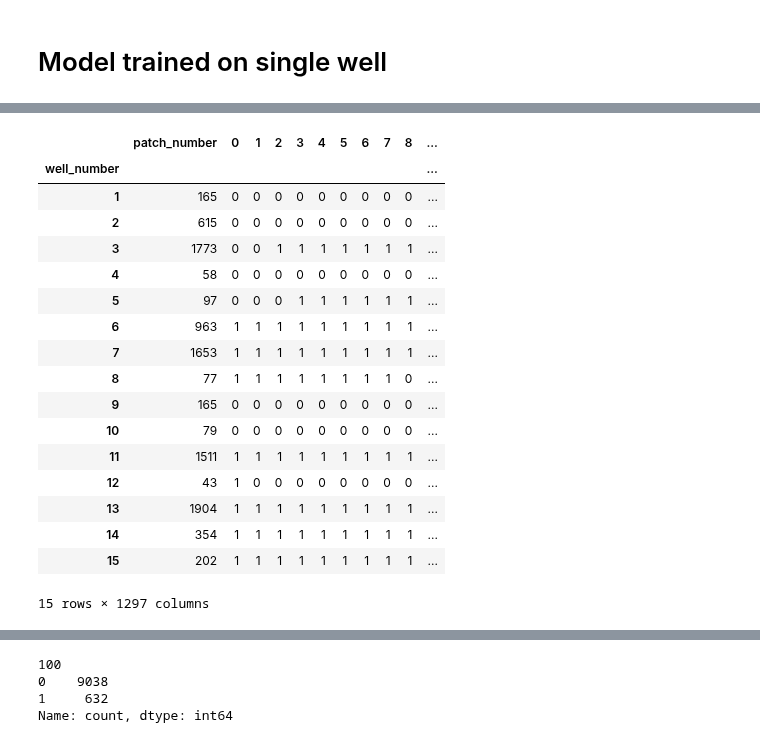
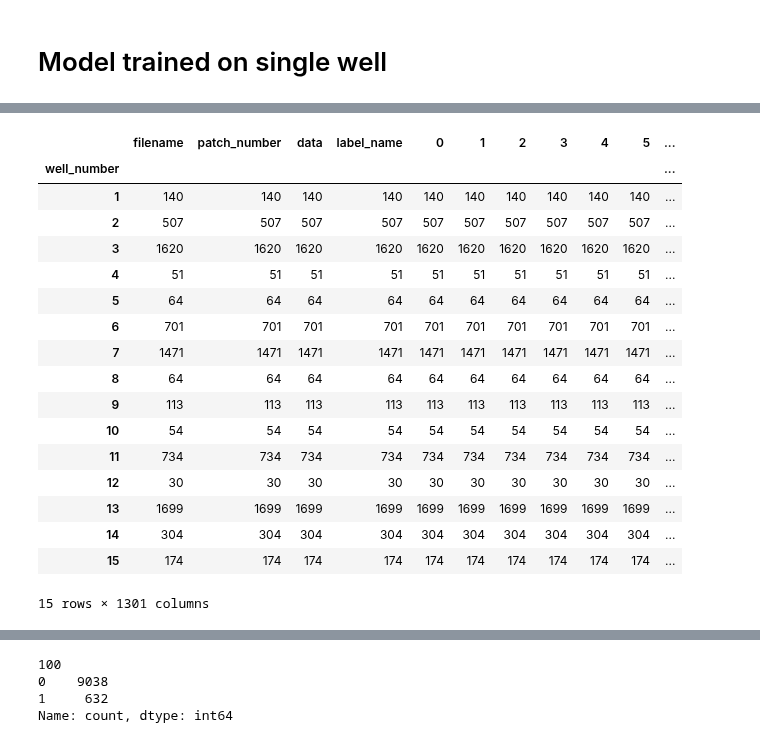
Before and after one commit to EllingtonKirby/Pipe-Corrosion-Detection, a Jupyter notebook: exploration.ipynb, the cells around one changed output, grey strips where cells are left out. Saved outputs shown, nothing was run; the diff lists cells and outputs as text; code cells hidden in the pictures.

```diff
--- a/exploration.ipynb
+++ b/exploration.ipynb
@@ -1010,24 +1018,24 @@ Name: count, dtype: int64
 # %%
-dataframe.groupby('well_number').max('patch_number')
+dataframe.groupby('well_number').count()
 # %% [output]
-|  | patch_number | 0 | 1 | 2 | 3 | 4 | 5 | 6 | 7 | 8 | ... |
+|  | filename | patch_number | data | label_name | 0 | 1 | 2 | 3 | 4 | 5 | ... |
 | well_number |  |  |  |  |  |  |  |  |  |  | ... |
-| 1 | 165 | 0 | 0 | 0 | 0 | 0 | 0 | 0 | 0 | 0 | ... |
-| 2 | 615 | 0 | 0 | 0 | 0 | 0 | 0 | 0 | 0 | 0 | ... |
-| 3 | 1773 | 0 | 0 | 1 | 1 | 1 | 1 | 1 | 1 | 1 | ... |
-| 4 | 58 | 0 | 0 | 0 | 0 | 0 | 0 | 0 | 0 | 0 | ... |
-| 5 | 97 | 0 | 0 | 0 | 1 | 1 | 1 | 1 | 1 | 1 | ... |
-| 6 | 963 | 1 | 1 | 1 | 1 | 1 | 1 | 1 | 1 | 1 | ... |
-| 7 | 1653 | 1 | 1 | 1 | 1 | 1 | 1 | 1 | 1 | 1 | ... |
-| 8 | 77 | 1 | 1 | 1 | 1 | 1 | 1 | 1 | 1 | 0 | ... |
-| 9 | 165 | 0 | 0 | 0 | 0 | 0 | 0 | 0 | 0 | 0 | ... |
-| 10 | 79 | 0 | 0 | 0 | 0 | 0 | 0 | 0 | 0 | 0 | ... |
-| 11 | 1511 | 1 | 1 | 1 | 1 | 1 | 1 | 1 | 1 | 1 | ... |
-| 12 | 43 | 1 | 0 | 0 | 0 | 0 | 0 | 0 | 0 | 0 | ... |
-| 13 | 1904 | 1 | 1 | 1 | 1 | 1 | 1 | 1 | 1 | 1 | ... |
-| 14 | 354 | 1 | 1 | 1 | 1 | 1 | 1 | 1 | 1 | 1 | ... |
-| 15 | 202 | 1 | 1 | 1 | 1 | 1 | 1 | 1 | 1 | 1 | ... |
+| 1 | 140 | 140 | 140 | 140 | 140 | 140 | 140 | 140 | 140 | 140 | ... |
+| 2 | 507 | 507 | 507 | 507 | 507 | 507 | 507 | 507 | 507 | 507 | ... |
+| 3 | 1620 | 1620 | 1620 | 1620 | 1620 | 1620 | 1620 | 1620 | 1620 | 1620 | ... |
+| 4 | 51 | 51 | 51 | 51 | 51 | 51 | 51 | 51 | 51 | 51 | ... |
+| 5 | 64 | 64 | 64 | 64 | 64 | 64 | 64 | 64 | 64 | 64 | ... |
+| 6 | 701 | 701 | 701 | 701 | 701 | 701 | 701 | 701 | 701 | 701 | ... |
+| 7 | 1471 | 1471 | 1471 | 1471 | 1471 | 1471 | 1471 | 1471 | 1471 | 1471 | ... |
+| 8 | 64 | 64 | 64 | 64 | 64 | 64 | 64 | 64 | 64 | 64 | ... |
+| 9 | 113 | 113 | 113 | 113 | 113 | 113 | 113 | 113 | 113 | 113 | ... |
+| 10 | 54 | 54 | 54 | 54 | 54 | 54 | 54 | 54 | 54 | 54 | ... |
+| 11 | 734 | 734 | 734 | 734 | 734 | 734 | 734 | 734 | 734 | 734 | ... |
+| 12 | 30 | 30 | 30 | 30 | 30 | 30 | 30 | 30 | 30 | 30 | ... |
+| 13 | 1699 | 1699 | 1699 | 1699 | 1699 | 1699 | 1699 | 1699 | 1699 | 1699 | ... |
+| 14 | 304 | 304 | 304 | 304 | 304 | 304 | 304 | 304 | 304 | 304 | ... |
+| 15 | 174 | 174 | 174 | 174 | 174 | 174 | 174 | 174 | 174 | 174 | ... |
-15 rows × 1297 columns
+15 rows × 1301 columns
 # %%
 dataframe[dataframe['well_number'] == 13]
 # %% [output]
```
Also changed, not shown: parts of 2 cells of this notebook, 3 other files.
